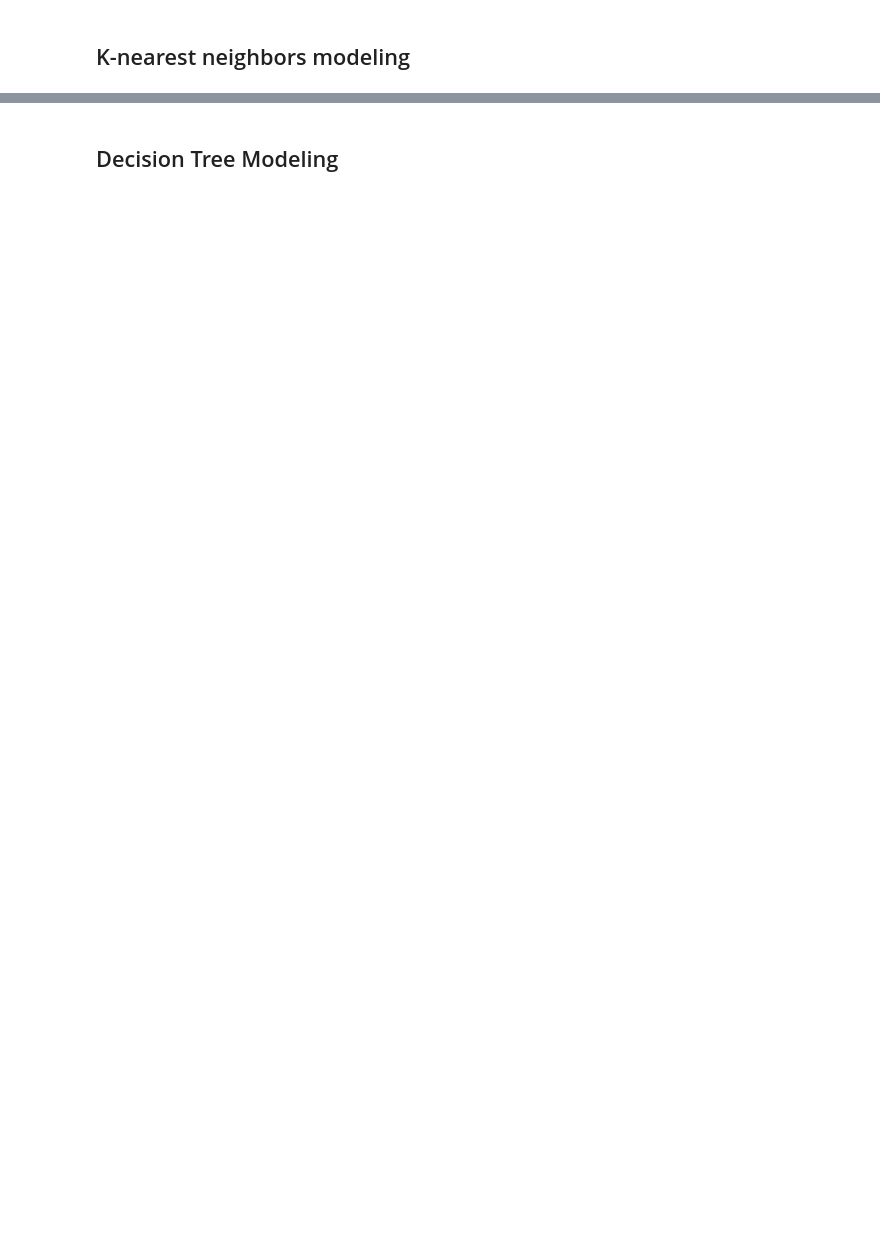
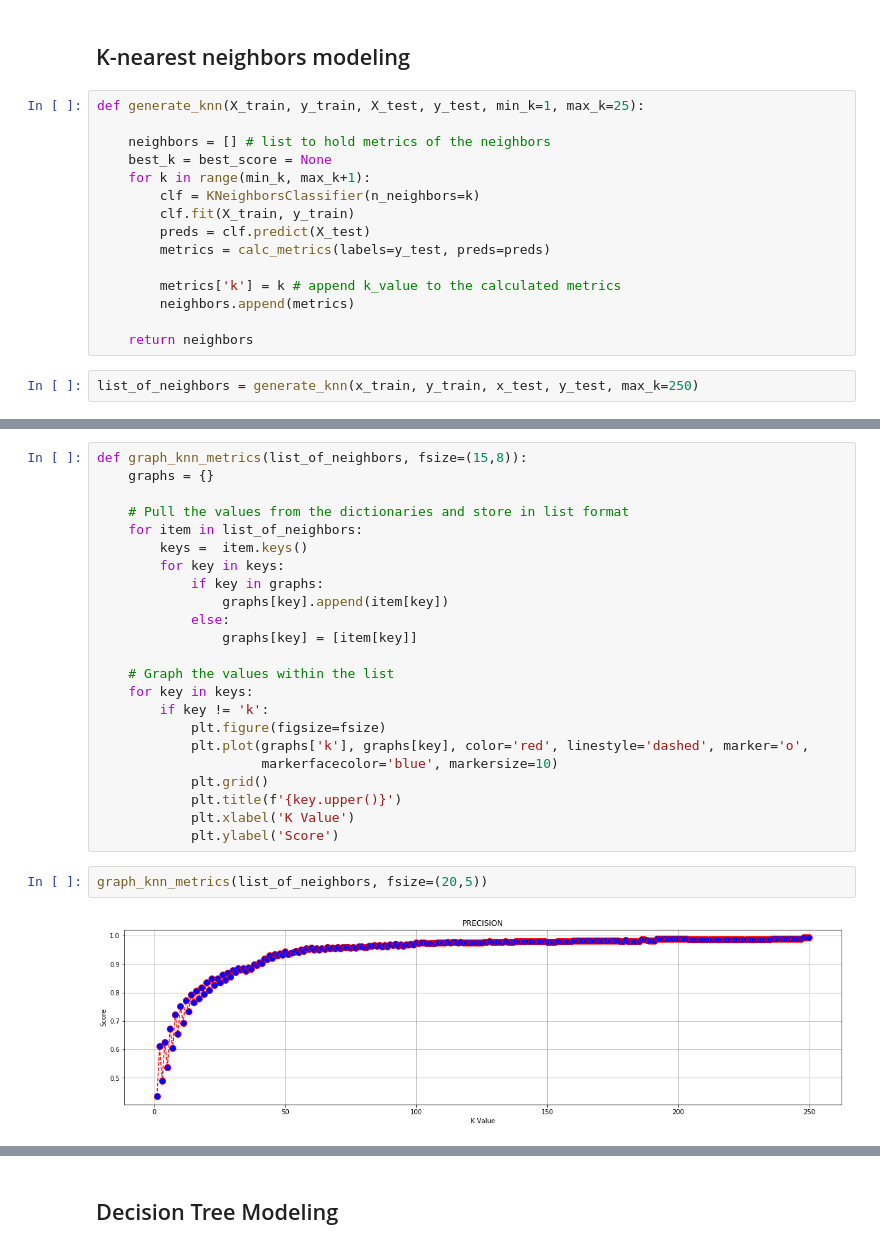
Before and after one commit to rahkeemg/Classification-Modeling, a Jupyter notebook: Untitled.ipynb, the cells around one changed output, grey strips where cells are left out. Saved outputs shown, nothing was run; the diff lists cells and outputs as text; blank space fills up the shorter version.

```diff
--- a/Untitled.ipynb
+++ b/Untitled.ipynb
@@ -248,2 +262,19 @@ x_train.shape, x_test.shape
 # %% [markdown]
 ## K-nearest neighbors modeling
+# %%
+def generate_knn(X_train, y_train, X_test, y_test, min_k=1, max_k=25):
+
+    neighbors = [] # list to hold metrics of the neighbors
+    best_k = best_score = None
+    for k in range(min_k, max_k+1):
+        clf = KNeighborsClassifier(n_neighbors=k)
+        clf.fit(X_train, y_train)
+        preds = clf.predict(X_test)
+        metrics = calc_metrics(labels=y_test, preds=preds)
+
+        metrics['k'] = k # append k_value to the calculated metrics
+        neighbors.append(metrics)
+
+    return neighbors
+# %%
+list_of_neighbors = generate_knn(x_train, y_train, x_test, y_test, max_k=250)
@@ -249,0 +301,27 @@ x_train.shape, x_test.shape
+# %%
+def graph_knn_metrics(list_of_neighbors, fsize=(15,8)):
+    graphs = {}
+
+    # Pull the values from the dictionaries and store in list format
+    for item in list_of_neighbors:
+        keys =  item.keys()
+        for key in keys:
+            if key in graphs:
+                graphs[key].append(item[key])
+            else:
+                graphs[key] = [item[key]]
+
+    # Graph the values within the list
+    for key in keys:
+        if key != 'k':
+            plt.figure(figsize=fsize)
+            plt.plot(graphs['k'], graphs[key], color='red', linestyle='dashed', marker='o',
+                     markerfacecolor='blue', markersize=10)
+            plt.grid()
+            plt.title(f'{key.upper()}')
+            plt.xlabel('K Value')
+            plt.ylabel('Score')
+# %%
+graph_knn_metrics(list_of_neighbors, fsize=(20,5))
+# %% [output]
+[figure, added]
```
Also changed, not shown: parts of 9 cells of this notebook.
